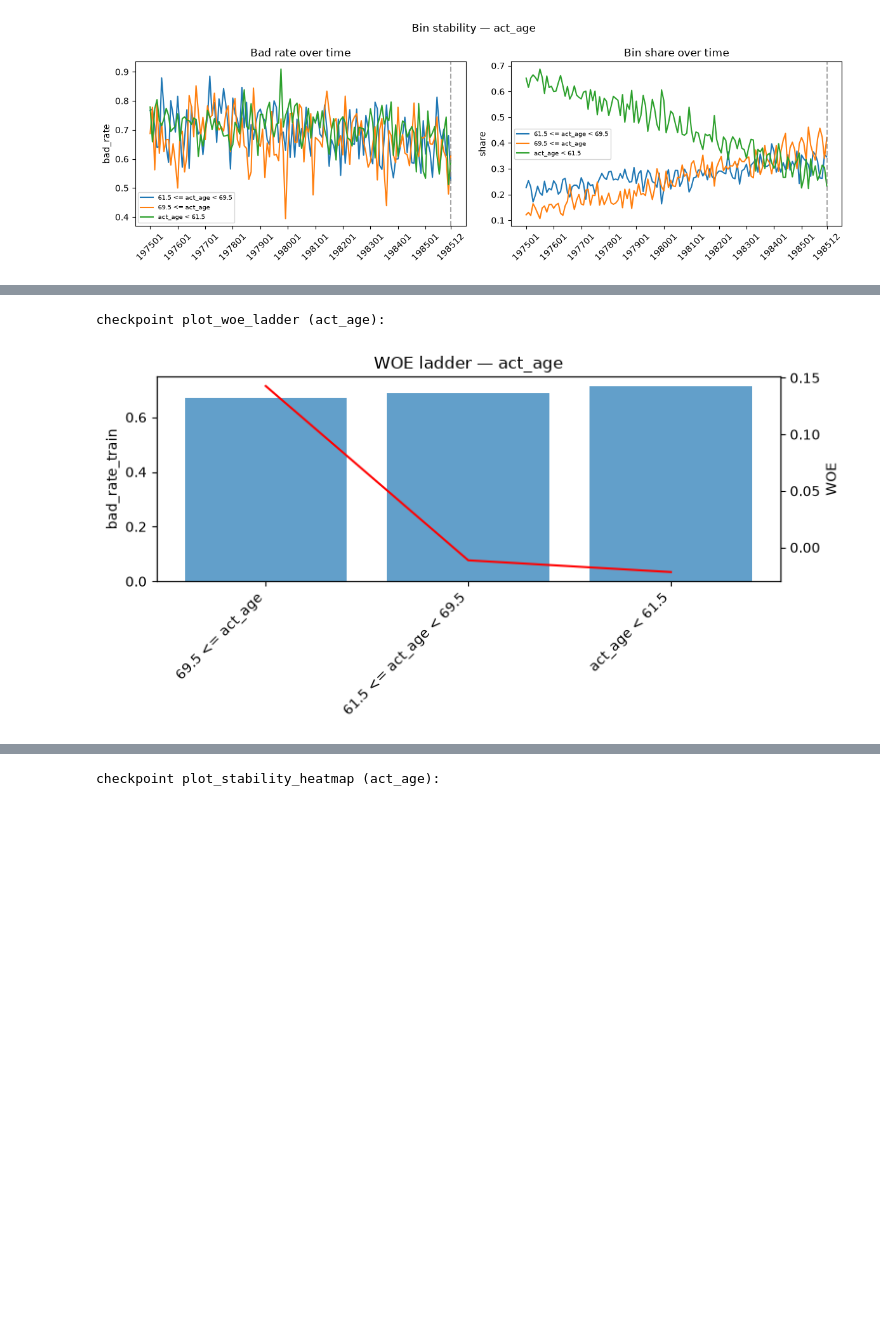
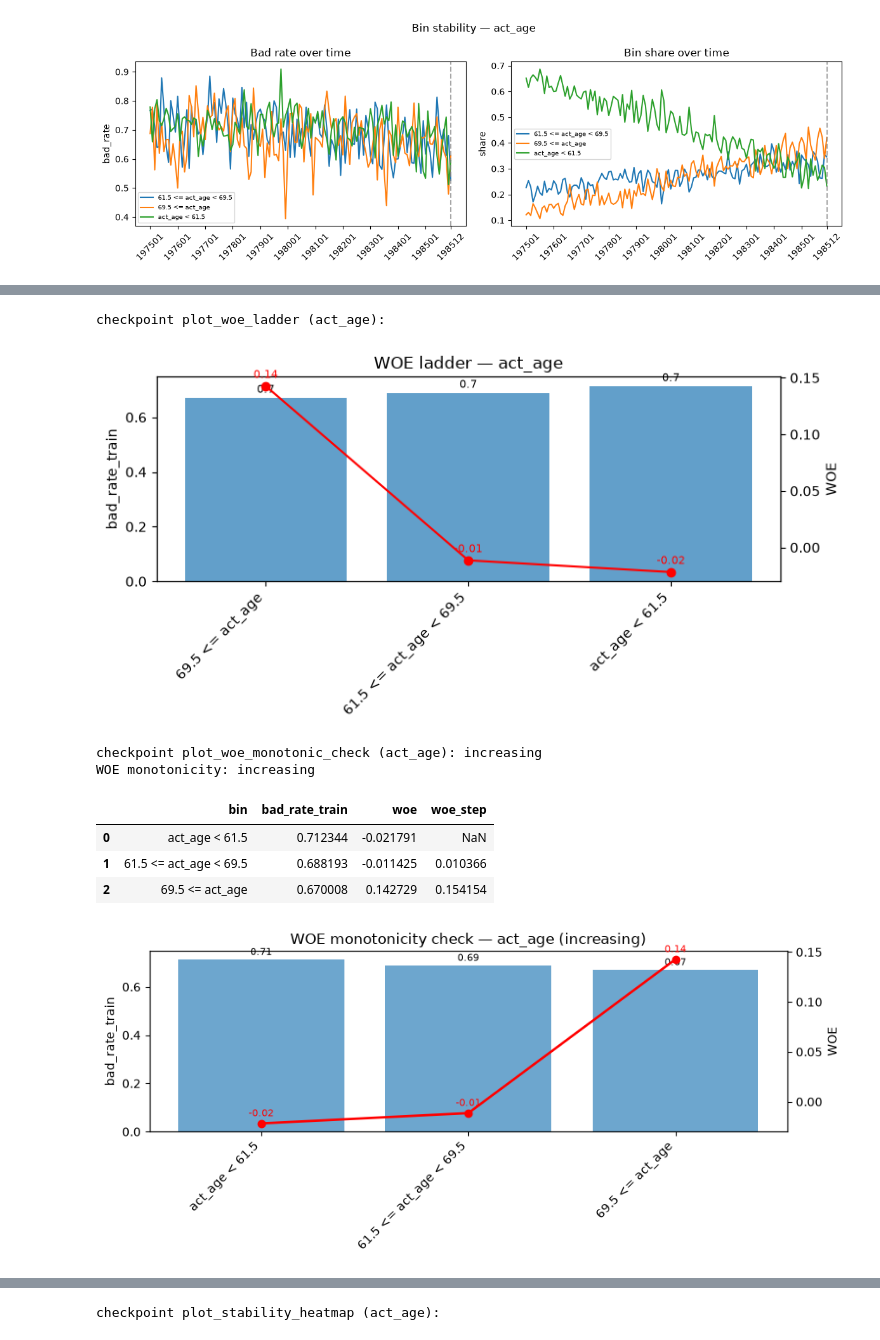
Before and after one commit to giangphuongtran/scorecard-builder, a Jupyter notebook: notebooks/03_scorecard.ipynb, the cells around one changed output, grey strips where cells are left out. Drawn from its saved outputs; the diff is of its cells as text; code cells hidden in the pictures; blank space fills up the shorter version.

```diff
--- a/notebooks/03_scorecard.ipynb
+++ b/notebooks/03_scorecard.ipynb
@@ -86,6 +86,9 @@ SCORECARD_PARAMS = {
         "max_bad_rate_swing": 0.15,
         "min_periods_for_stability": 6,
         "max_plots": None,
+        "min_static_br_gap": 0.02,      # 2 percentage points
+        "min_period_br_gap": 0.02,      # for time-gap stability checks
+        "min_periods_for_gap": 6,
     },
     "selection": {
         "number_vars": 12,
@@ -1165,33 +1463,78 @@ checkpoint plot_bin_stability (act_age):
 # %%
 def plot_woe_ladder(woe_maps, big_scorecard, feature):
 	grp = f"{feature}_GRP"
 	sub = big_scorecard[big_scorecard["variable"] == feature].copy()
 	if sub.empty:
 		return
 	sub = sub.sort_values("bad_rate_train")
 	fig, ax1 = plt.subplots(figsize=(8, 4))
 	bars = ax1.bar(range(len(sub)), sub["bad_rate_train"].values, alpha=0.7, label="bad_rate_train")
-	ax1.bar_label(bars, fmt="%.1%%", padding=2, fontsize=8)
+	ax1.bar_label(bars, fmt="%.1f", padding=2, fontsize=8)
 	ax1.set_xticks(range(len(sub)))
 	ax1.set_xticklabels(sub["bin"].astype(str), rotation=45, ha="right")
 	ax1.set_ylabel("bad_rate_train")
 	ax2 = ax1.twinx()
 	line = ax2.plot(range(len(sub)), sub["woe"].values, color="red", marker="o", label="WOE")[0]
 	for x, y in enumerate(sub["woe"].values):
 		ax2.annotate(f"{y:.2f}", (x, y), textcoords="offset points", xytext=(0, 6),
 			ha="center", fontsize=8, color="red")
 	ax2.set_ylabel("WOE")
 	plt.title(f"WOE ladder — {feature}")
 	plt.tight_layout()
 	plt.show()
 
 # --- checkpoint: plot_woe_ladder ---
 _cp_plot_feat = _cp_feats[0]
 print(f"checkpoint plot_woe_ladder ({_cp_plot_feat}):")
 plot_woe_ladder(_cp_woe_maps, _cp_big_scorecard, _cp_plot_feat)
+
+
+def plot_woe_monotonic_check(woe_ordered, feature, direction=None):
+    """Plot WOE ladder in bin order for monotonicity eyeballing."""
+    if woe_ordered is None or woe_ordered.empty:
+        print("No WOE data to plot")
+        return
+
+    direction = direction or "unknown"
+    print(f"WOE monotonicity: {direction}")
+    display(woe_ordered)
+
+    fig, ax1 = plt.subplots(figsize=(9, 4))
+    x = range(len(woe_ordered))
+    bars = ax1.bar(x, woe_ordered["bad_rate_train"], alpha=0.65, label="bad_rate_train")
+    ax1.bar_label(bars, fmt="%.2f", padding=2, fontsize=8)
+    ax1.set_xticks(x)
+    ax1.set_xticklabels(woe_ordered["bin"].astype(str), rotation=45, ha="right")
+    ax1.set_ylabel("bad_rate_train")
+
+    ax2 = ax1.twinx()
+    ax2.plot(x, woe_ordered["woe"], color="red", marker="o", linewidth=2, label="WOE")
+    for i, y in enumerate(woe_ordered["woe"]):
+        ax2.annotate(
+            f"{y:.2f}", (i, y), textcoords="offset points", xytext=(0, 6),
+            ha="center", fontsize=8, color="red",
+        )
+    ax2.set_ylabel("WOE")
+    plt.title(f"WOE monotonicity check — {feature} ({direction})")
+    plt.tight_layout()
+    plt.show()
+
+# --- checkpoint: plot_woe_monotonic_check ---
+_cp_woe_ordered, _cp_woe_inc, _cp_woe_dec, _cp_woe_dir = check_woe_monotonicity(
+    _cp_big_scorecard, _cp_feats[0], _cp_maps
+)
+print(f"checkpoint plot_woe_monotonic_check ({_cp_feats[0]}): {_cp_woe_dir}")
+plot_woe_monotonic_check(_cp_woe_ordered, _cp_feats[0], _cp_woe_dir)
 # %% [output]
 checkpoint plot_woe_ladder (act_age):
-[figure, old version]
+[figure, new version]
+checkpoint plot_woe_monotonic_check (act_age): increasing
+WOE monotonicity: increasing
+|  | bin | bad_rate_train | woe | woe_step |
+| 0 | act_age < 61.5 | 0.712344 | -0.021791 | NaN |
+| 1 | 61.5 <= act_age < 69.5 | 0.688193 | -0.011425 | 0.010366 |
+| 2 | 69.5 <= act_age | 0.670008 | 0.142729 | 0.154154 |
+[figure, added]
 # %%
 def plot_bin_bad_rate_bar(big_scorecard, variable):
     sub = big_scorecard[big_scorecard["variable"] == variable].sort_values("bad_rate_train")
```
Also changed, not shown: parts of 32 cells of this notebook.
